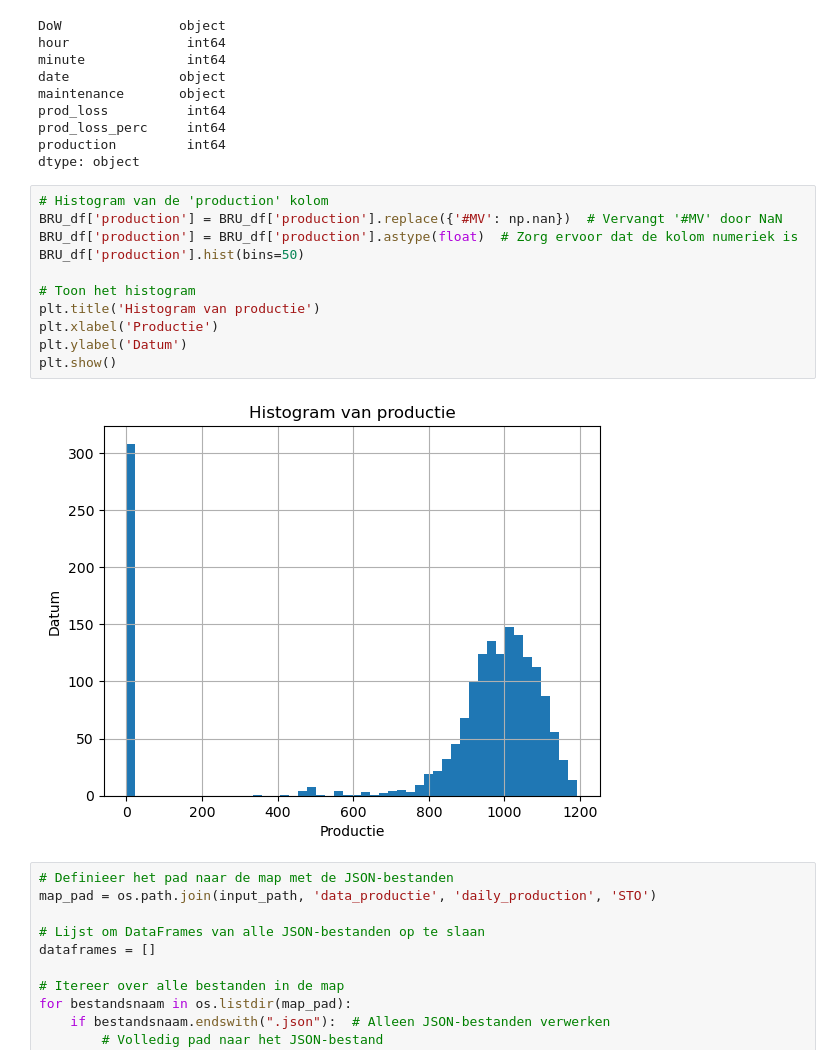
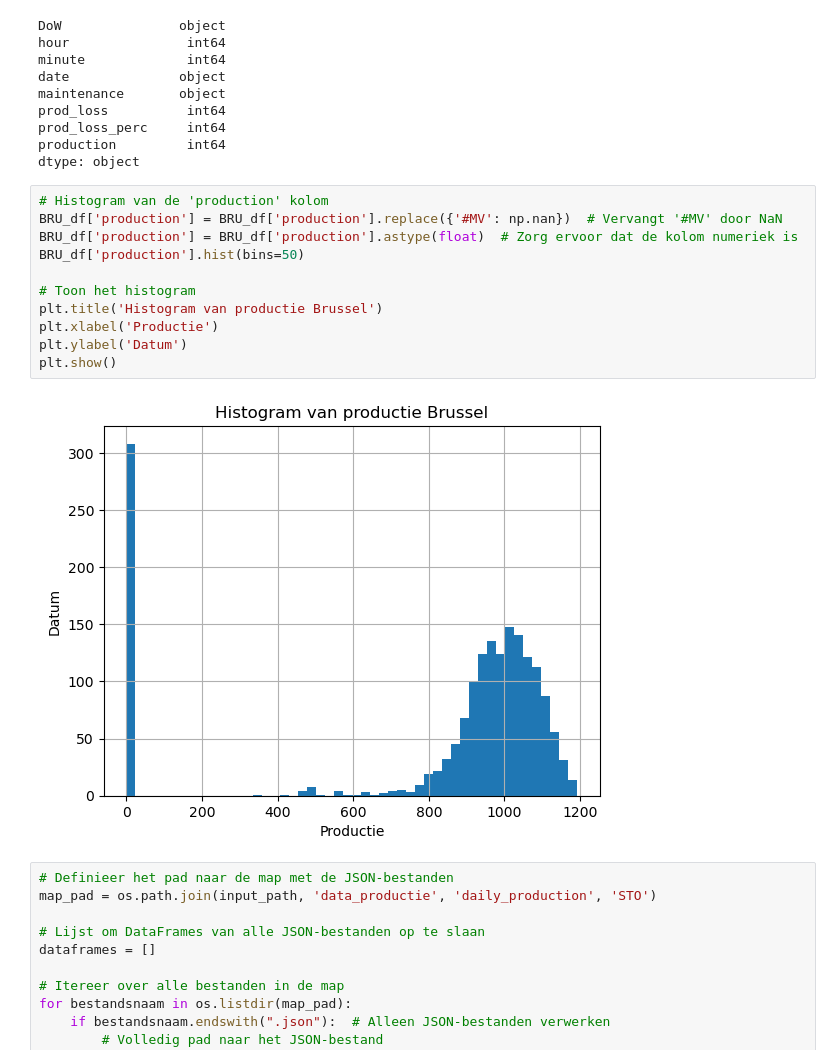
Before and after one commit to craftyraf/project-productie-proces, a Jupyter notebook: notebooks/Deel 1.ipynb, the cells around one changed output. Saved outputs shown, nothing was run; the diff lists cells and outputs as text.

```diff
--- a/notebooks/Deel 1.ipynb
+++ b/notebooks/Deel 1.ipynb
@@ -99,16 +101,16 @@ dtype: object
 # %%
 # Histogram van de 'production' kolom
 BRU_df['production'] = BRU_df['production'].replace({'#MV': np.nan})  # Vervangt '#MV' door NaN
 BRU_df['production'] = BRU_df['production'].astype(float)  # Zorg ervoor dat de kolom numeriek is
 BRU_df['production'].hist(bins=50)
 
 # Toon het histogram
-plt.title('Histogram van productie')
+plt.title('Histogram van productie Brussel')
 plt.xlabel('Productie')
 plt.ylabel('Datum')
 plt.show()
 # %% [output]
-[figure, old version]
+[figure, new version]
 # %%
 # Definieer het pad naar de map met de JSON-bestanden
 map_pad = os.path.join(input_path, 'data_productie', 'daily_production', 'STO')
```
Also changed, not shown: parts of 4 cells of this notebook.
